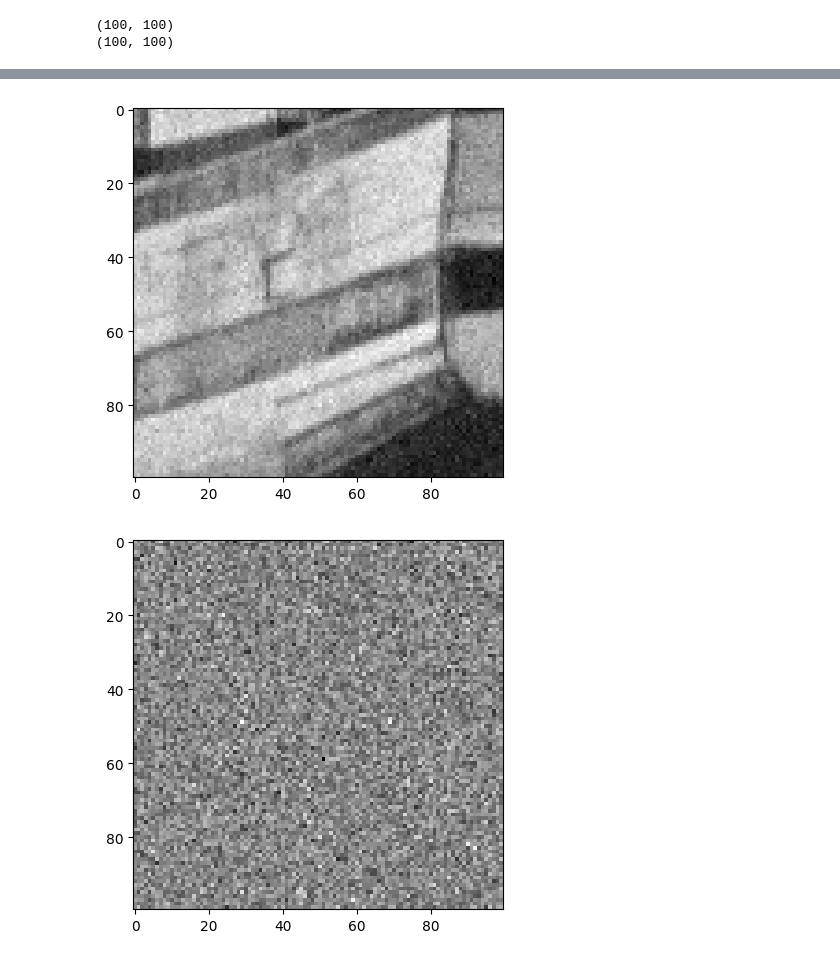
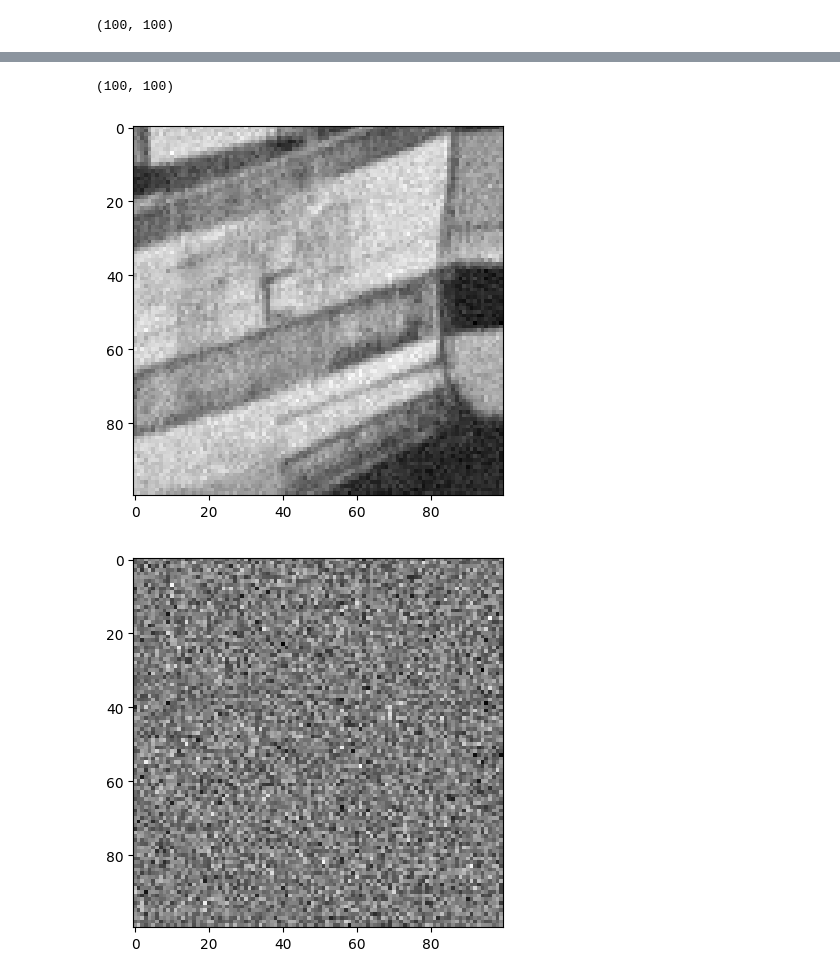
Before and after one commit to AlexDom513/ECE-6560-Final-Project, a Jupyter notebook: code/Gradient_Hist.ipynb, the cells around one changed output, grey strips where cells are left out. Saved outputs shown, nothing was run; the diff lists cells and outputs as text; code cells hidden in the pictures.

Commit message:
image profiling

```diff
--- a/code/Gradient_Hist.ipynb
+++ b/code/Gradient_Hist.ipynb
@@ -3,39 +3,49 @@
 # ECE 6560
 
 import numpy as np
+import cv2
 from PIL import Image
 import matplotlib.pyplot as plt
 
 img = Image.open('../images/boats.bmp')
 img = np.array(img)
 img = img[300:400,300:400]
 print(img.shape)
+#cv2.imwrite('../report_images/boat_crop_gen.png', img)
 #noise = 10*np.random.randn(img.shape[0],img.shape[1]) # standard normal distribution
+#img2 = Im#age.open('../report_images/boat_crop_gen2.png')
+#img2 = np.array(img2)
+#img2 = img2[:,:,0]
 mean = 0
-std_dev = 10
-noise = np.random.normal(mean, std_dev, (img.shape[0],img.shape[1]))
+std_dev = 1
+scale = 1
+x = int(img.shape[0]/scale)
+y = int(img.shape[1]/scale)
+noise = 10*np.random.normal(mean, std_dev, (x,y))
+#noise = cv2.resize(noise,(img.shape[0],img.shape[1]),interpolation=cv2.INTER_NEAREST)
 
 
 # #salt and pepper noise
 # for i in range(img.shape[0]):
 #   for j in range(img.shape[1]):
 #     if (np.random.randint(0, 100) == 3):
 #       img[i][j] = 1
 
 
-print(noise.shape)
+#print(noise.shape)
 plt.imshow(img,cmap='gray')
 plt.show()
 img2 = img + noise
 plt.imshow(img2, cmap='gray')
+print(img2.shape)
 plt.show()
 plt.imshow(noise, cmap='gray')
 plt.show()
 # %% [output]
 (100, 100)
-(100, 100)
 [figure]
+(100, 100)
-[figure, old version]
+[figure, new version]
-[figure, old version]
+[figure, new version]
 # %%
 def GradientHist(I):
```
Also changed, not shown: parts of 3 cells of this notebook, 13 other files.
